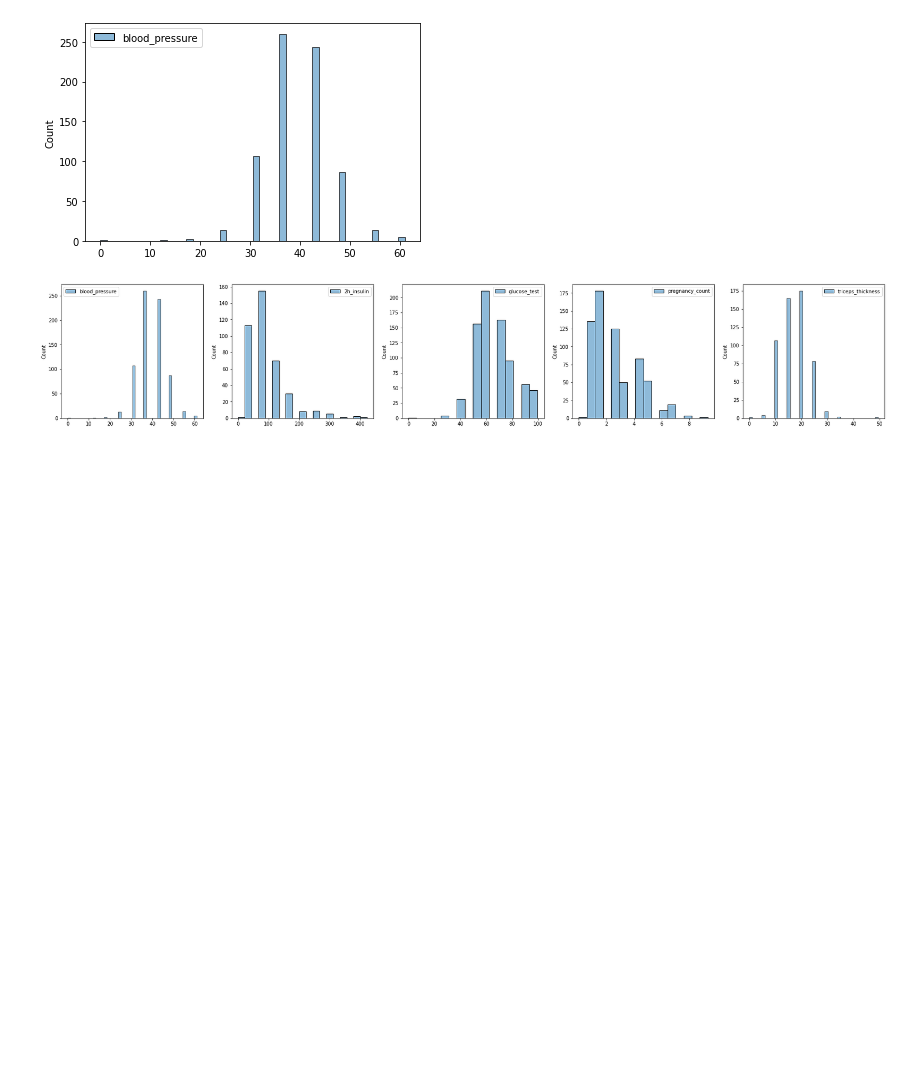
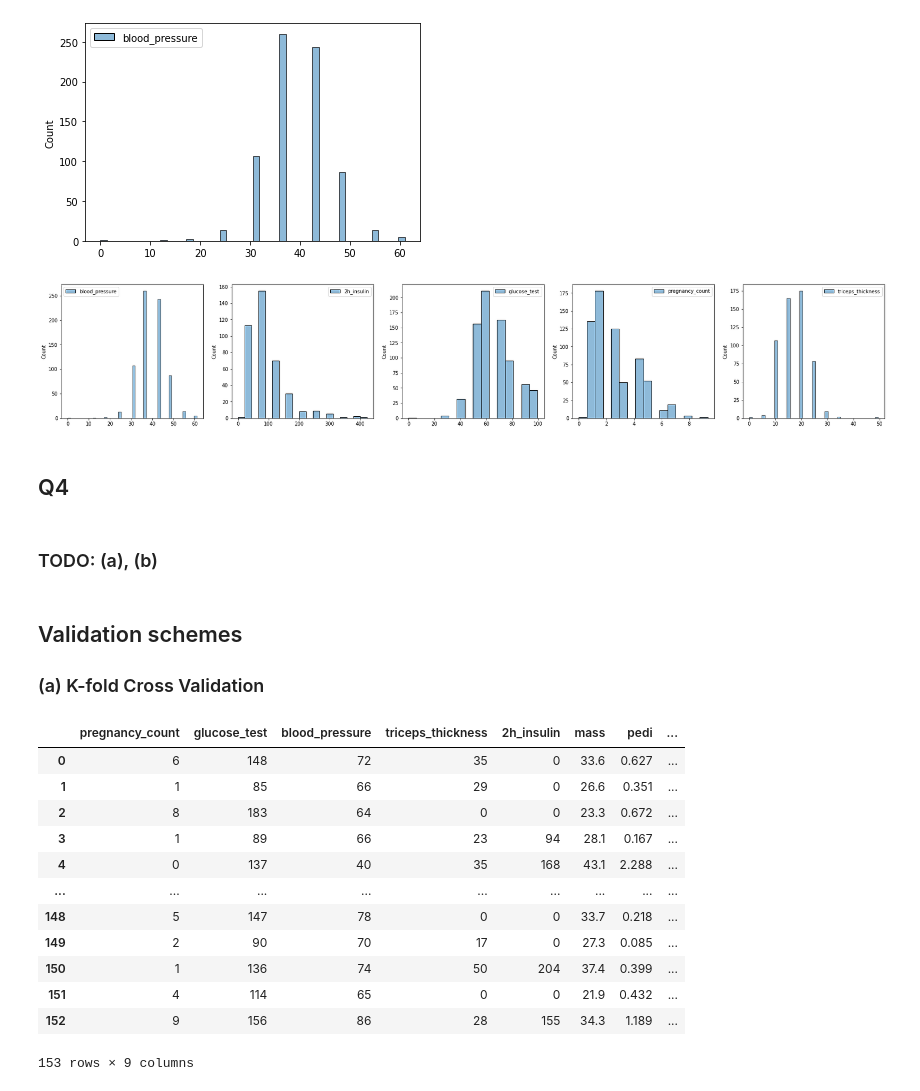
Before and after one commit to amindadgar/Machine-Learning, a Jupyter notebook: HW1/main.ipynb, the cells around one changed output. Saved outputs shown, nothing was run; the diff lists cells and outputs as text; code cells hidden in the pictures; blank space fills up the shorter version.

Commit message:
Validation Scheme question answers implemented!

```diff
--- a/HW1/main.ipynb
+++ b/HW1/main.ipynb
@@ -343,3 +346,10 @@ sns.histplot(df_discrete_triceps_thickness, ax=axes[4])
 plt.show()
 # %% [output]
 [figure]
+# %% [markdown]
+## Q4
+# %% [markdown]
+### TODO: (a), (b)
+# %% [markdown]
+## Validation schemes
+### (a) K-fold Cross Validation
@@ -345,0 +406,20 @@ plt.show()
+# %%
+K = 5
+training_folds, test_folds = kfold_crossvalidation(df, K, df.label )
+# %%
+## check the K=1 test data fold
+test_folds[0]
+# %% [output]
+|  | pregnancy_count | glucose_test | blood_pressure | triceps_thickness | 2h_insulin | mass | pedi | ... |
+| 0 | 6 | 148 | 72 | 35 | 0 | 33.6 | 0.627 | ... |
+| 1 | 1 | 85 | 66 | 29 | 0 | 26.6 | 0.351 | ... |
+| 2 | 8 | 183 | 64 | 0 | 0 | 23.3 | 0.672 | ... |
+| 3 | 1 | 89 | 66 | 23 | 94 | 28.1 | 0.167 | ... |
+| 4 | 0 | 137 | 40 | 35 | 168 | 43.1 | 2.288 | ... |
+| ... | ... | ... | ... | ... | ... | ... | ... | ... |
+| 148 | 5 | 147 | 78 | 0 | 0 | 33.7 | 0.218 | ... |
+| 149 | 2 | 90 | 70 | 17 | 0 | 27.3 | 0.085 | ... |
+| 150 | 1 | 136 | 74 | 50 | 204 | 37.4 | 0.399 | ... |
+| 151 | 4 | 114 | 65 | 0 | 0 | 21.9 | 0.432 | ... |
+| 152 | 9 | 156 | 86 | 28 | 155 | 34.3 | 1.189 | ... |
+153 rows × 9 columns
```
Also changed, not shown: parts of 10 cells of this notebook, 2 other files.
